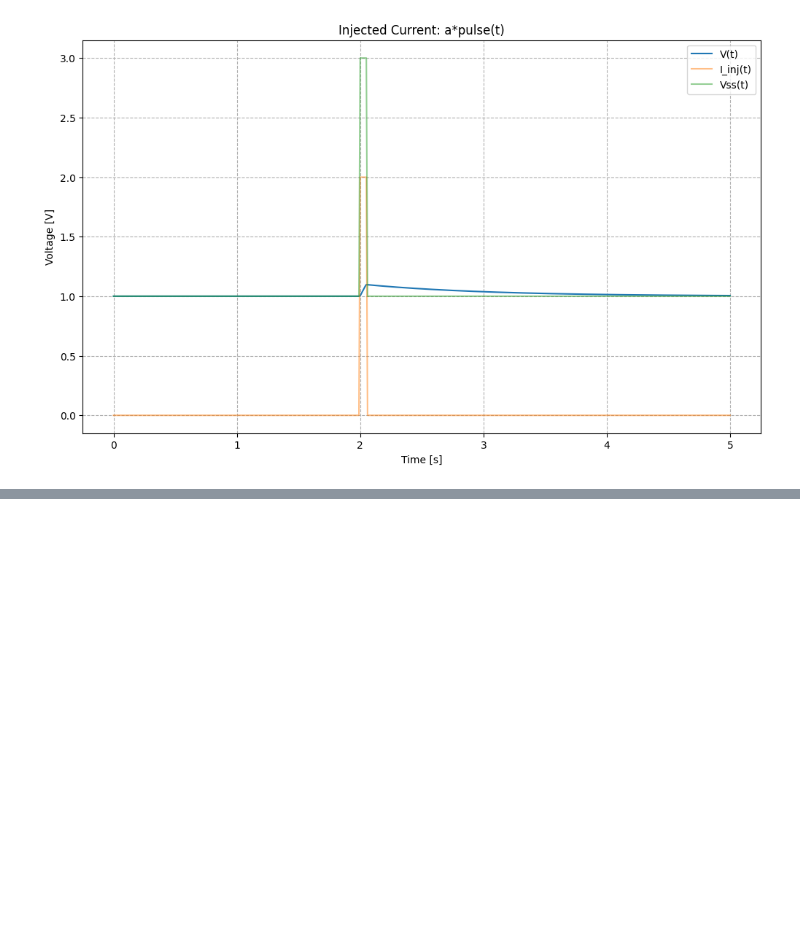
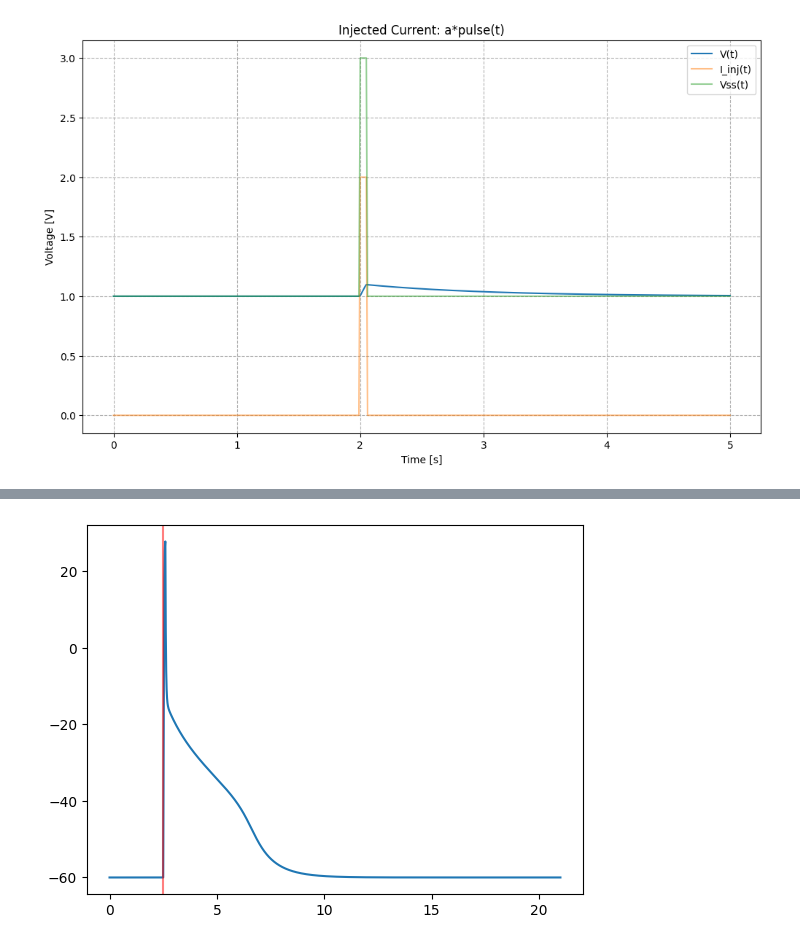
Before and after one commit to lneira19/physio-codes, a Jupyter notebook: ExcMembrane.ipynb, the cells around one changed output, grey strips where cells are left out. Saved outputs shown, nothing was run; the diff lists cells and outputs as text; code cells hidden in the pictures; blank space fills up the shorter version.

```diff
--- a/ExcMembrane.ipynb
+++ b/ExcMembrane.ipynb
@@ -245,0 +350,9 @@ plt.show()
+# %%
+def right_hand_equation(time,voltage,current_magnitude=1,t_start=0,current_duration=1):
+
+    if time < t_start or time > t_start + current_duration:
+        yvalue = (1/1.0)*((-1)*conductance_Na(time,voltage)*(voltage+115)+(-1)*conductance_K(time,voltage)*(voltage-12)-0.3*(voltage+10.613))
+    else:
+        yvalue = (1/1.0)*(current_magnitude+(-1)*conductance_Na(time,voltage)*(voltage+115)+(-1)*conductance_K(time,voltage)*(voltage-12)-0.3*(voltage+10.613))
+
+    return yvalue
@@ -245,0 +380,9 @@ plt.show()
+# %%
+t_start = 2.5
+arr_t_test, arr_voltages_test = RungeKutta4(right_hand_equation,h=0.01,tf=21,y0=0,current_magnitude=-2000,t_start=t_start,current_duration=0.1)
+
+plt.plot(arr_t_test,(-1)*arr_voltages_test-60)
+plt.axvline(x=t_start, color='red', alpha=0.5)
+plt.show()
+# %% [output]
+[figure, added]
```
Also changed, not shown: parts of 14 cells of this notebook.
